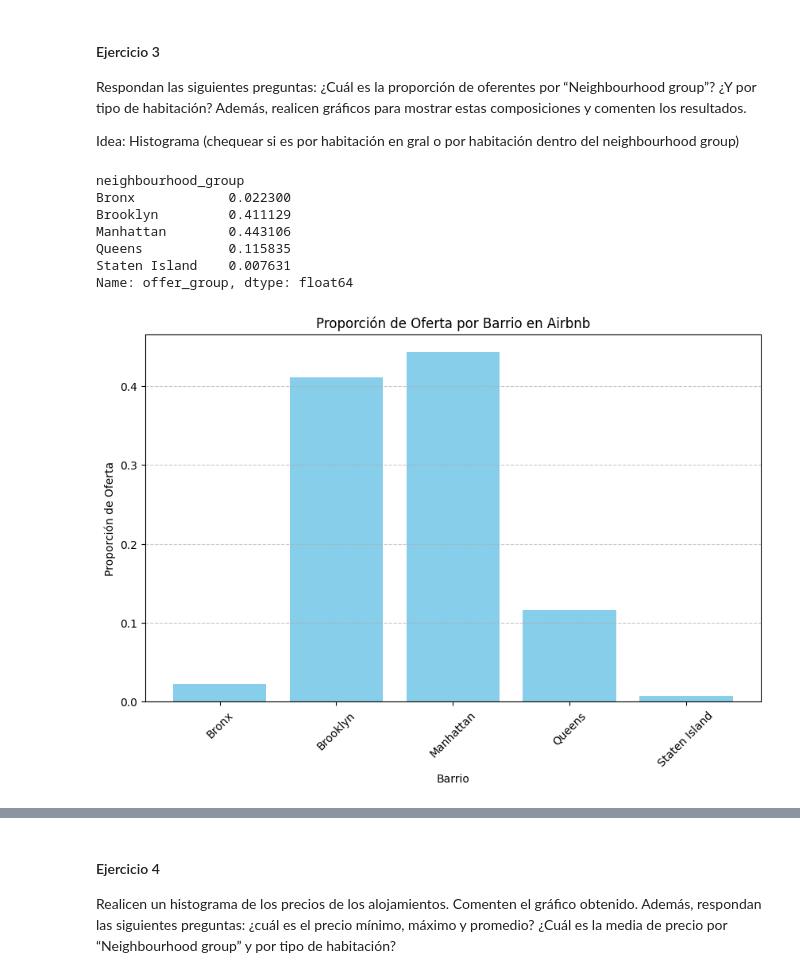
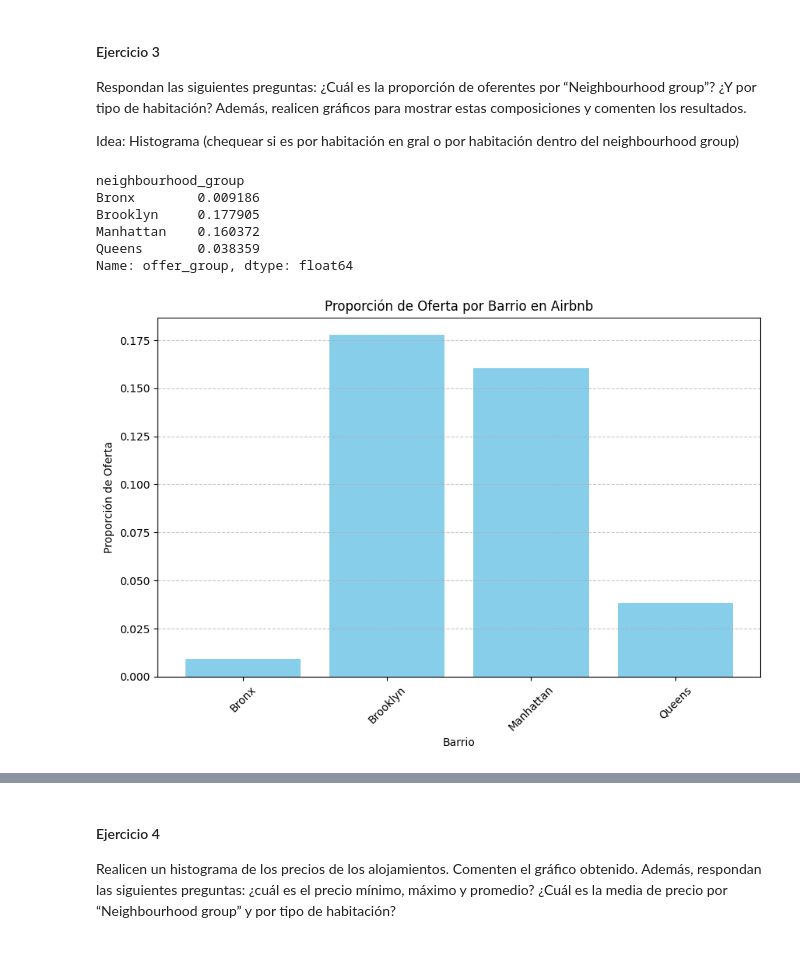
Before and after one commit to Freverendo/CC408-T13, a Jupyter notebook: TP2.ipynb, the cells around one changed output, grey strips where cells are left out. Saved outputs shown, nothing was run; the diff lists cells and outputs as text; code cells hidden in the pictures.

```diff
--- a/TP2.ipynb
+++ b/TP2.ipynb
@@ -98,0 +137,6 @@ array([[<Axes: title={'center': 'id'}>,
+# %%
+# Llamar la función para eliminar los outliers
+airbnb_clean = eliminar_outliers_iqr(airbnb)
+
+# Mostrar el DataFrame sin outliers
+airbnb_clean
@@ -108,9 +166,9 @@ room_type_order = {
 }
 
 # Paso 2: Asignar los valores numéricos según el orden definido
-airbnb['room_type_num'] = airbnb['room_type'].map(room_type_order)
+airbnb_clean['room_type_num'] = airbnb_clean['room_type'].map(room_type_order)
 
 # Verificar los valores únicos de 'room_type' y sus asignaciones
-print(airbnb[['room_type', 'room_type_num']])
+print(airbnb_clean[['room_type', 'room_type_num']])
 # %% [output]
              room_type  room_type_num
@@ -139,9 +197,9 @@ neighbourhood_group_order = {
 }
 
 # Paso 2: Asignar los valores numéricos según el orden definido
-airbnb['neighbourhood_group_num'] = airbnb['neighbourhood_group'].map(neighbourhood_group_order)
+airbnb_clean['neighbourhood_group_num'] = airbnb_clean['neighbourhood_group'].map(neighbourhood_group_order)
 
 # Verificar los valores únicos de 'room_type' y sus asignaciones
-print(airbnb[['neighbourhood_group', 'neighbourhood_group_num']])
+print(airbnb_clean[['neighbourhood_group', 'neighbourhood_group_num']])
 # %% [output]
       neighbourhood_group  neighbourhood_group_num
@@ -161,11 +219,11 @@ print(airbnb[['neighbourhood_group', 'neighbourhood_group_num']])
 # %%
 #- Con la ayuda de los comandos <code>groupby</code> y <code>join</code> o <code>merge</code>, creen una columna que tenga la cantidad de oferentes por “Neighbourhood group”. Llamen a esa nueva columna <code>offer group</code>
 #agrupar por 'neighbourhood_group' y contar la cantidad de oferentes por cada grupo
-offer_count = airbnb.groupby('neighbourhood_group').size().reset_index(name='offer_group')
+offer_count = airbnb_clean.groupby('neighbourhood_group').size().reset_index(name='offer_group')
 
 # Paso 2: Hacer un merge o join con el DataFrame original para añadir la columna 'offer_group'
-airbnb = airbnb.merge(offer_count, on='neighbourhood_group', how='left')
+airbnb_clean = airbnb_clean.merge(offer_count, on='neighbourhood_group', how='left')
 print(offer_count)
-airbnb
+airbnb_clean
 # %% [output]
   neighbourhood_group  offer_group
@@ -215,31 +272,30 @@ Idea: Histograma (chequear si es por habitación en gral o por habitación dentr
 # %%
 # Resolver acá
 total_oferentes = 48880  # Definimos la variable total de oferentes
 
 # Calcular la suma de oferta por cada barrio
-oferta_por_barrio = airbnb.groupby('neighbourhood_group')['offer_group'].first()
+oferta_por_barrio = airbnb_clean.groupby('neighbourhood_group')['offer_group'].first()
 
 # Calcular la proporción de oferta por cada barrio
 proporcion_oferta = oferta_por_barrio / total_oferentes
 print(proporcion_oferta)
 
 # Crear un gráfico de barras con la proporción de oferta por barrio
 plt.figure(figsize=(10, 6))
 plt.bar(proporcion_oferta.index, proporcion_oferta.values, color='skyblue')
 plt.xlabel('Barrio')
 plt.ylabel('Proporción de Oferta')
 plt.title('Proporción de Oferta por Barrio en Airbnb')
 plt.xticks(rotation=45)
 plt.grid(axis='y', linestyle='--', alpha=0.7)
 plt.show()
 # %% [output]
 neighbourhood_group
-Bronx            0.022300
-Brooklyn         0.411129
-Manhattan        0.443106
-Queens           0.115835
-Staten Island    0.007631
+Bronx        0.009186
+Brooklyn     0.177905
+Manhattan    0.160372
+Queens       0.038359
 Name: offer_group, dtype: float64
-[figure, old version]
+[figure, new version]
 # %%
 #agrupar por 'room_type' y contar la cantidad de oferentes por cada grupo
```
Also changed, not shown: parts of 26 cells of this notebook.
